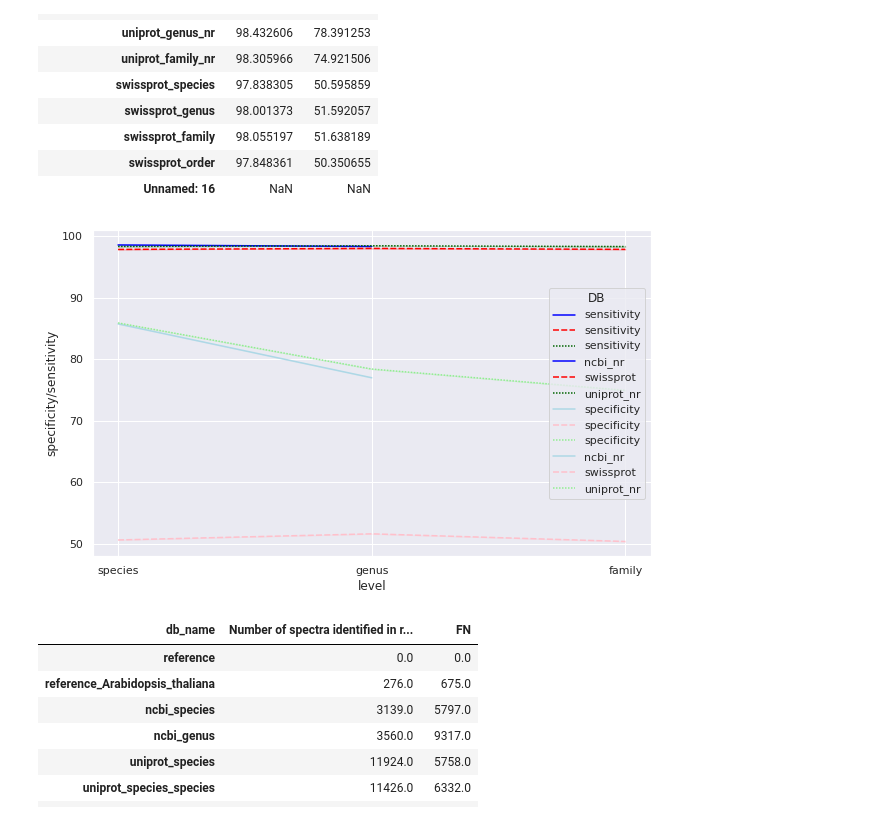
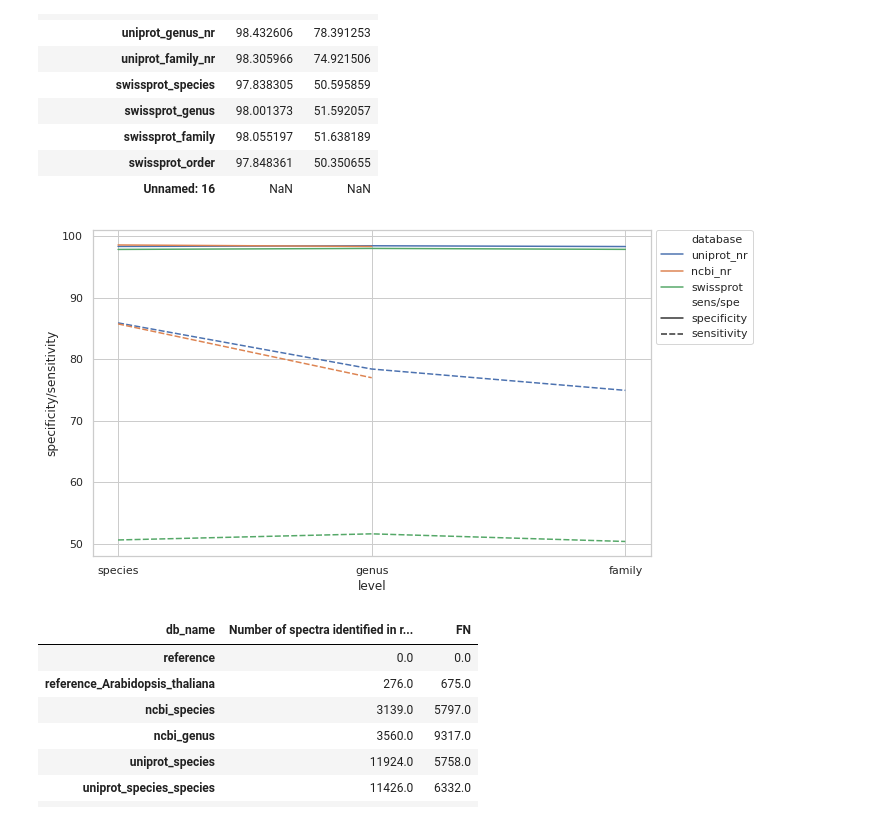
Before and after one commit to jschmacht/xtandem_result_analyzer, a Jupyter notebook: create_plots_from_sensitivity_analysis.ipynb, the cells around one changed output. Drawn from its saved outputs; the diff is of its cells as text; code cells hidden in the pictures.

Commit message:
sens plot

```diff
--- a/create_plots_from_sensitivity_analysis.ipynb
+++ b/create_plots_from_sensitivity_analysis.ipynb
@@ -240,25 +247,48 @@ def create_df_for_lineplot_from_rows_df(column_names, rows):
 # %%
 def plot_lineplot_sens_spec(df_spe_wide, df_sens_wide):
     plt.figure(figsize=(10,6))
-    sns.set_theme(style="darkgrid")
-    sns.lineplot( data=df_spe_wide, palette=['blue', 'red', 'darkgreen'], label='sensitivity')
-    sns.lineplot( data=df_sens_wide, palette=['lightblue', 'pink', 'lightgreen'], label='specificity')
+    fig, ax = plt.subplots()
+    sns.set_theme(style="whitegrid")
+   # sns.lineplot(data=df_spe_sens_wide, x='level', y='value', hue='DB', style='sens/spe')
+    h1 = sns.lineplot( data=df_spe_wide, palette=['lightblue', 'pink', 'lightgreen'], ax=ax)
+    h2 = sns.lineplot( data=df_sens_wide, palette=['lightblue', 'pink', 'lightgreen'], ax=ax)
+    ax.lines[3].set_linestyle("--")
     plt.ylabel("specificity/sensitivity")
     plt.xlabel("level")
+    legend = ax.legend()
+
     #plt.title('', size=20)
     plt.savefig('/home/jules/Documents/Tax2Proteome/benchmarking/plots/specificity_sensitivity.png')
     return plt
+
+def plot_lineplot_sens_spec2(df_spe_sens_wide):
+    plt.figure(figsize=(10,6))
+    sns.set_theme(style="whitegrid")
+    sns.lineplot(x='level', y='value', data=df_spe_sens_wide, hue='database', style='sens/spe')
+    plt.legend(bbox_to_anchor=(1.01, 1), loc=2, borderaxespad=0)
+    plt.ylabel("specificity/sensitivity")
+    plt.savefig('/home/jules/Documents/Tax2Proteome/benchmarking/plots/specificity_sensitivity.png',  bbox_inches='tight')
+    return plt
 # %%
 # specificity and sensitivity with unidentified spectra
-column_names = ['DB', 'level', 'specificity', 'sensitivity']
+column_names = ['database', 'level', 'specificity', 'sensitivity']
 rows =[['uniprot_nr', 'species', 98.323234, 85.891404 ], ['uniprot_nr', 'genus', 98.432606, 78.391253], ['uniprot_nr', 'family', 98.305966, 74.921506 ],
       ['ncbi_nr', 'species', 98.562885, 85.726948 ], ['ncbi_nr', 'genus', 98.320025, 76.974026],
       ['swissprot', 'species', 97.838305, 50.595859 ], ['swissprot', 'genus', 98.001373, 51.592057], ['swissprot', 'family', 97.848361, 50.350655]]
+
+column_names2 = ['database', 'level', 'value', 'sens/spe']
+rows2 =[['uniprot_nr', 'species', 98.323234, 'specificity'], ['uniprot_nr', 'genus', 98.432606, 'specificity'], ['uniprot_nr', 'family', 98.305966, 'specificity'],
+      ['ncbi_nr', 'species', 98.562885, 'specificity'], ['ncbi_nr', 'genus', 98.320025, 'specificity'],
+      ['swissprot', 'species', 97.838305, 'specificity'], ['swissprot', 'genus', 98.001373, 'specificity'], ['swissprot', 'family', 97.848361, 'specificity'],
+      ['uniprot_nr', 'species',  85.891404, 'sensitivity' ], ['uniprot_nr', 'genus',  78.391253, 'sensitivity'], ['uniprot_nr', 'family',  74.921506, 'sensitivity' ],
+      ['ncbi_nr', 'species',  85.726948 , 'sensitivity'], ['ncbi_nr', 'genus', 76.974026, 'sensitivity'],
+      ['swissprot', 'species',  50.595859, 'sensitivity' ], ['swissprot', 'genus', 51.592057, 'sensitivity'], ['swissprot', 'family', 50.350655, 'sensitivity']]
 df_spe_wide, df_sens_wide = create_df_for_lineplot_from_rows_df(column_names, rows)
-
-plt = plot_lineplot_sens_spec(df_spe_wide, df_sens_wide)
+df_all=create_df_for_lineplot_from_rows_df2(column_names2, rows2)
+#plt = plot_lineplot_sens_spec(df_spe_wide, df_sens_wide)
+plt = plot_lineplot_sens_spec2(df_all)
 # %% [output]
-[figure, old version]
+[figure, new version]
 # %%
 # additional PSMs
 all_result_df_t[['Number of spectra identified in result but not in reference', 'FN']]
```
Also changed, not shown: parts of 3 cells of this notebook, 1 other file.
